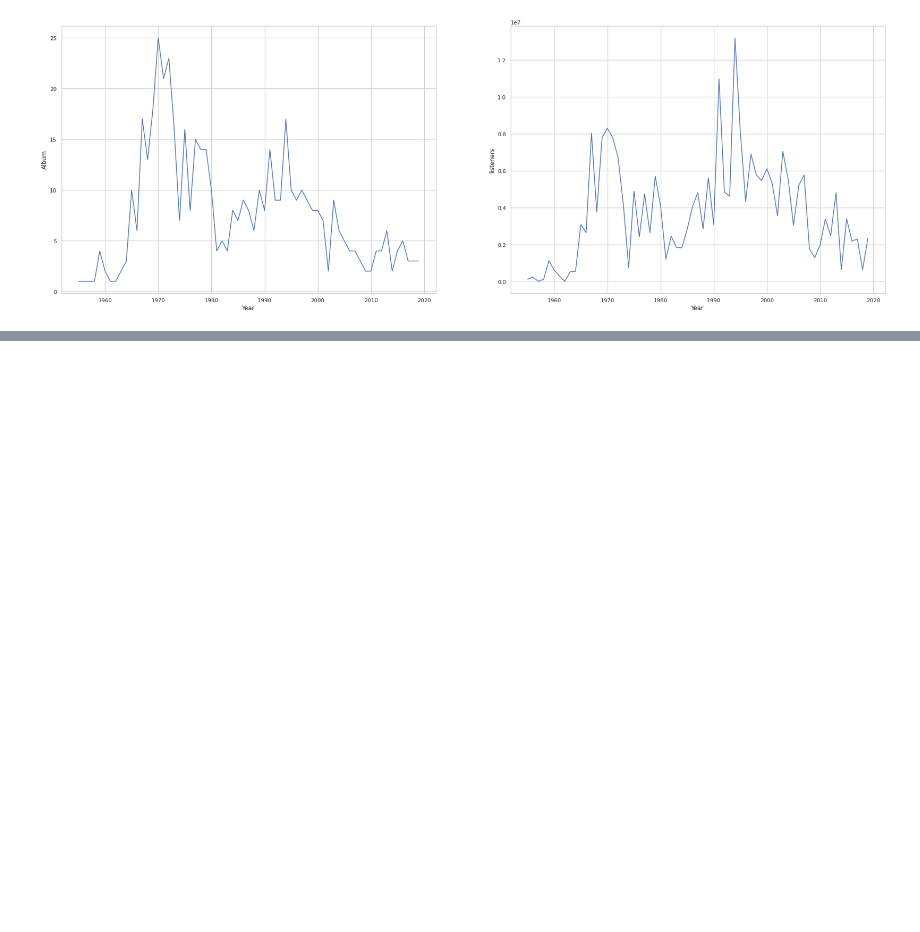
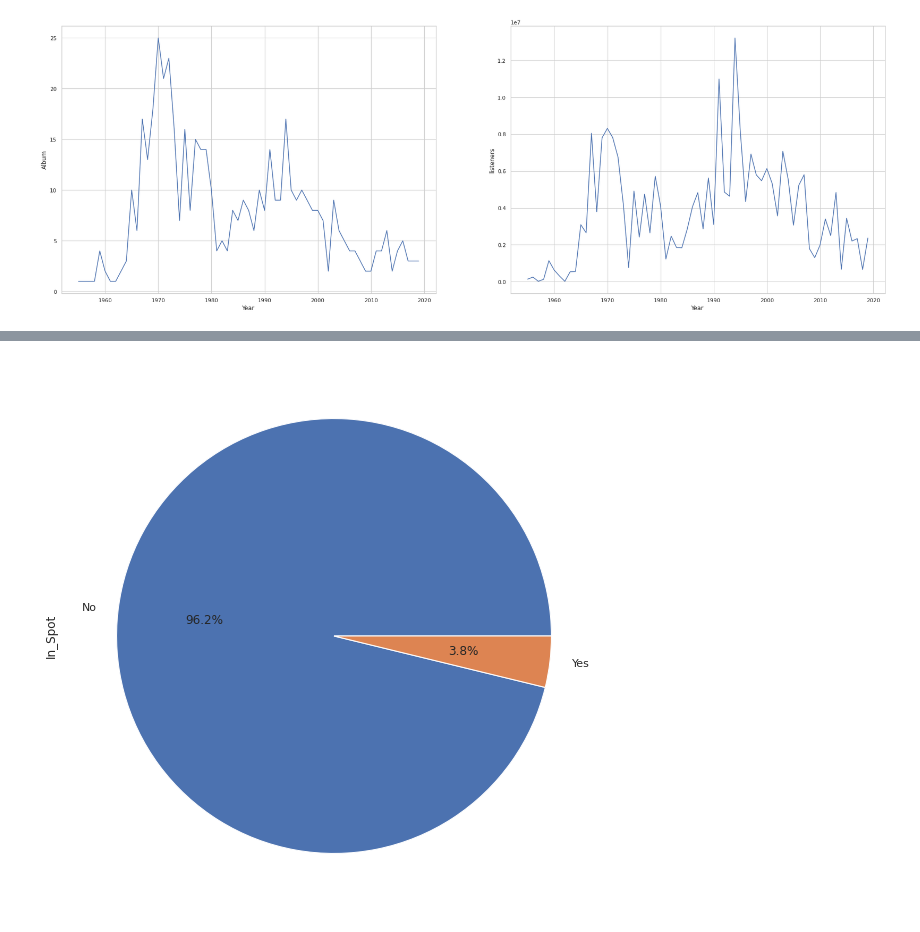
Before and after one commit to data2021oct/Pipelines-project, a Jupyter notebook: notebooks/visualization.ipynb, the cells around one changed output, grey strips where cells are left out. Cells and saved outputs as stored; diff of their text form; code cells hidden in the pictures; blank space fills up the shorter version.

```diff
--- a/notebooks/visualization.ipynb
+++ b/notebooks/visualization.ipynb
@@ -70,0 +86,5 @@ disper.show()
+# %%
+#entre los más reproducidos de Spotify
+RS_Spotify = in_spotify.plot.pie(autopct="%.1f%%");
+# %% [output]
+[figure, added]
```
Also changed, not shown: parts of 16 cells of this notebook, 20 other files.
